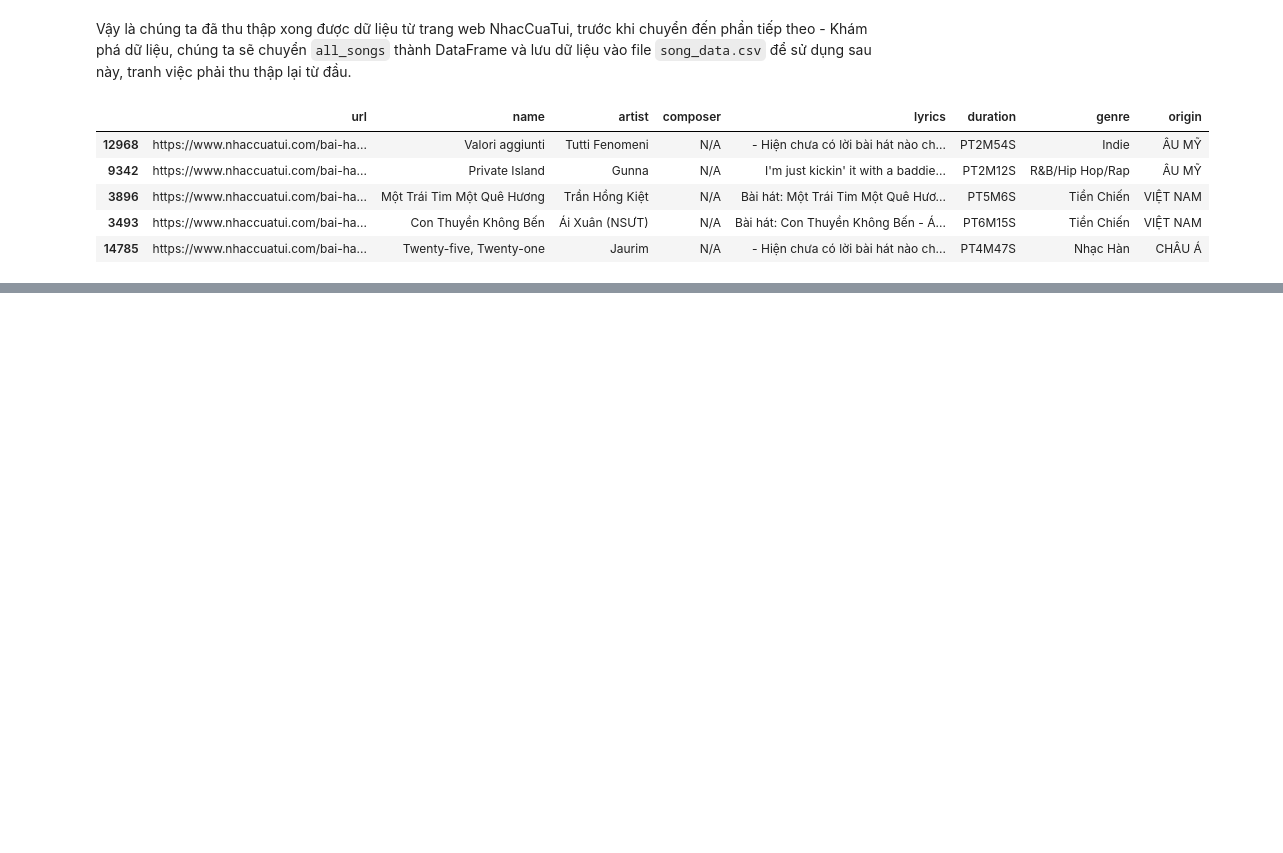
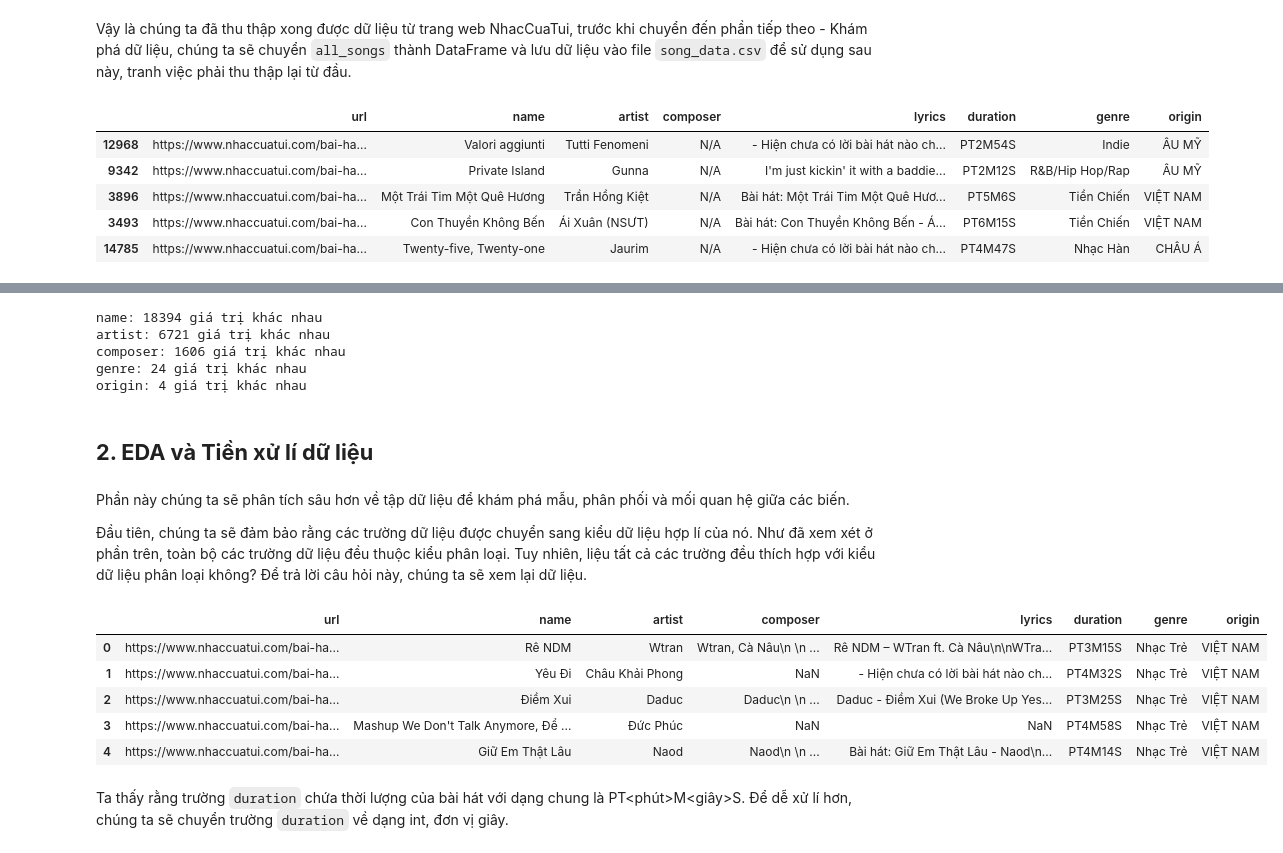
Before and after one commit to pililover/Visualization-Lab, a Jupyter notebook: sourcecode/data_visualization.ipynb, the cells around one changed output, grey strips where cells are left out. Cells and saved outputs as stored; diff of their text form; code cells hidden in the pictures; blank space fills up the shorter version.

```diff
--- a/sourcecode/data_visualization.ipynb
+++ b/sourcecode/data_visualization.ipynb
@@ -235,0 +338,27 @@ Name: count, dtype: int64
+# %%
+for col in ['name', 'artist', 'composer', 'genre', 'origin']:
+    print(f"{col}: {raw_df[col].nunique()} giá trị khác nhau")
+# %% [output]
+name: 18394 giá trị khác nhau
+artist: 6721 giá trị khác nhau
+composer: 1606 giá trị khác nhau
+genre: 24 giá trị khác nhau
+origin: 4 giá trị khác nhau
+# %% [markdown]
+<a id="eda2"></a>
+## **2. EDA và Tiền xử lí dữ liệu**
+# %% [markdown]
+Phần này chúng ta sẽ phân tích sâu hơn về tập dữ liệu để khám phá mẫu, phân phối và mối quan hệ giữa các biến.
+
+Đầu tiên, chúng ta sẽ đảm bảo rằng các trường dữ liệu được chuyển sang kiểu dữ liệu hợp lí của nó. Như đã xem xét ở phần trên, toàn bộ các trường dữ liệu đều thuộc kiểu phân loại. Tuy nhiên, liệu tất cả các trường đều thích hợp với kiểu dữ liệu phân loại không? Để trả lời câu hỏi này, chúng ta sẽ xem lại dữ liệu.
+# %%
+raw_df.head(5)
+# %% [output]
+|  | url | name | artist | composer | lyrics | duration | genre | origin |
+| 0 | https://www.nhaccuatui.com/bai-ha... | Rê NDM | Wtran | Wtran, Cà Nâu\n \n ... | Rê NDM – WTran ft. Cà Nâu\n\nWTra... | PT3M15S | Nhạc Trẻ | VIỆT NAM |
+| 1 | https://www.nhaccuatui.com/bai-ha... | Yêu Đi | Châu Khải Phong | NaN | - Hiện chưa có lời bài hát nào ch... | PT4M32S | Nhạc Trẻ | VIỆT NAM |
+| 2 | https://www.nhaccuatui.com/bai-ha... | Điềm Xui | Daduc | Daduc\n \n ... | Daduc - Điềm Xui (We Broke Up Yes... | PT3M25S | Nhạc Trẻ | VIỆT NAM |
+| 3 | https://www.nhaccuatui.com/bai-ha... | Mashup We Don't Talk Anymore, Để ... | Đức Phúc | NaN | NaN | PT4M58S | Nhạc Trẻ | VIỆT NAM |
+| 4 | https://www.nhaccuatui.com/bai-ha... | Giữ Em Thật Lâu | Naod | Naod\n \n ... | Bài hát: Giữ Em Thật Lâu - Naod\n... | PT4M14S | Nhạc Trẻ | VIỆT NAM |
+# %% [markdown]
+Ta thấy rằng trường `duration` chứa thời lượng của bài hát với dạng chung là PT<phút>M<giây>S. Để dễ xử lí hơn, chúng ta sẽ chuyển trường `duration` về dạng int, đơn vị giây.
```
Also changed, not shown: parts of 52 cells of this notebook, 3 other files.
